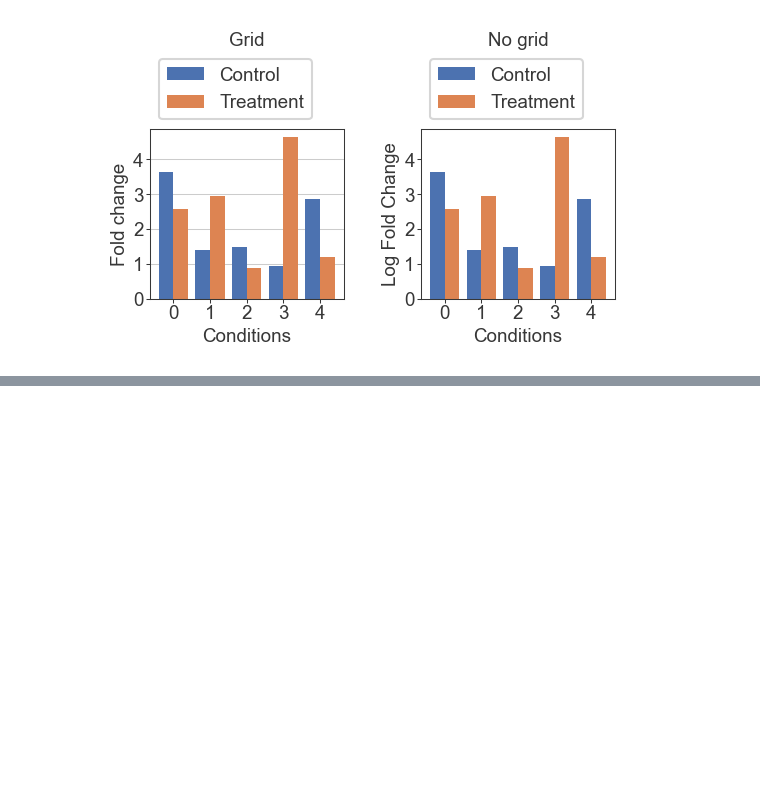
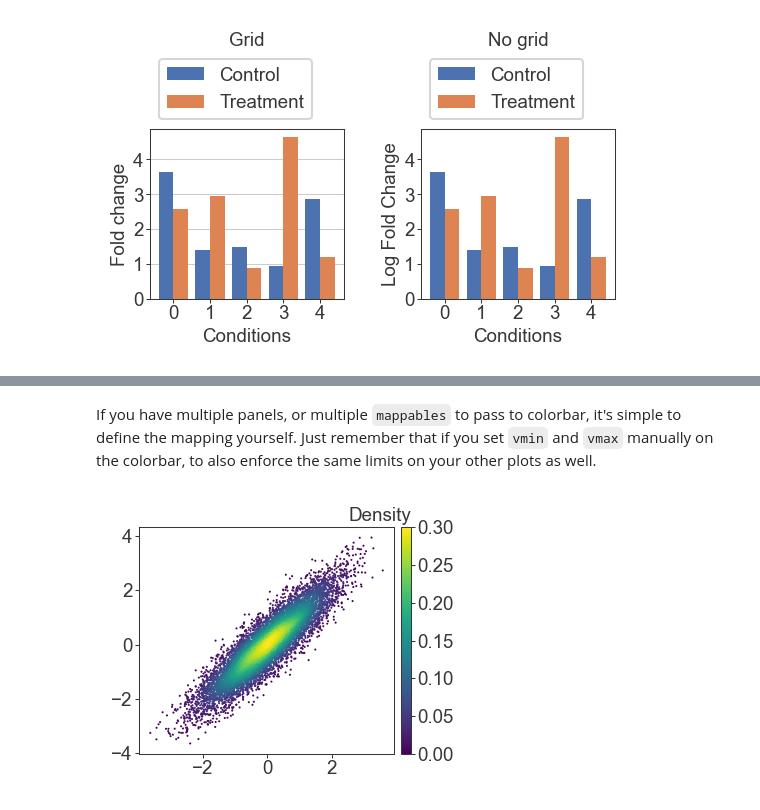
Before and after one commit to atc3/atc3.github.io, a Jupyter notebook: _notebooks/2022-01-04-plotting-matplotlib-reference.ipynb, the cells around one changed output, grey strips where cells are left out. Saved outputs shown, nothing was run; the diff lists cells and outputs as text; code cells hidden in the pictures; blank space fills up the shorter version.

```diff
--- a/_notebooks/2022-01-04-plotting-matplotlib-reference.ipynb
+++ b/_notebooks/2022-01-04-plotting-matplotlib-reference.ipynb
@@ -743,0 +798,30 @@ plt.show()
+# %% [markdown]
+If you have multiple panels, or multiple `mappables` to pass to colorbar, it's simple to define the mapping yourself. Just remember that if you set `vmin` and `vmax` manually on the colorbar, to also enforce the same limits on your other plots as well.
+# %%
+x = norm.rvs(size=10_000)
+y = x + norm.rvs(0, 0.5, size=10_000)
+
+fig = plt.figure(figsize=(2.2, 2), dpi=150)
+gs = fig.add_gridspec(1, 1, right=0.9)
+
+kernel = gaussian_kde(np.vstack([x, y]))
+c = kernel(np.vstack([x, y]))
+
+ax = fig.add_subplot(gs[0, 0])
+scatter = ax.scatter(x, y, s=1, c=c, vmin=0, vmax=0.3, cmap=mpl.cm.viridis, edgecolor='none')
+
+# Colorbar grid and axes
+gs_cbar = fig.add_gridspec(1, 1, left=0.92, right=0.95)
+ax = fig.add_subplot(gs_cbar[0, 0])
+fig.colorbar(
+    mpl.cm.ScalarMappable(
+        norm=mpl.colors.Normalize(vmin=0, vmax=0.3),
+        cmap=mpl.cm.viridis
+    ),
+    cax=ax
+)
+ax.text(1, 1.01, 'Density', transform=ax.transAxes, ha='right', va='bottom')
+
+plt.show()
+# %% [output]
+[figure, added]
```
Also changed, not shown: parts of 6 cells of this notebook, 34 other files.
